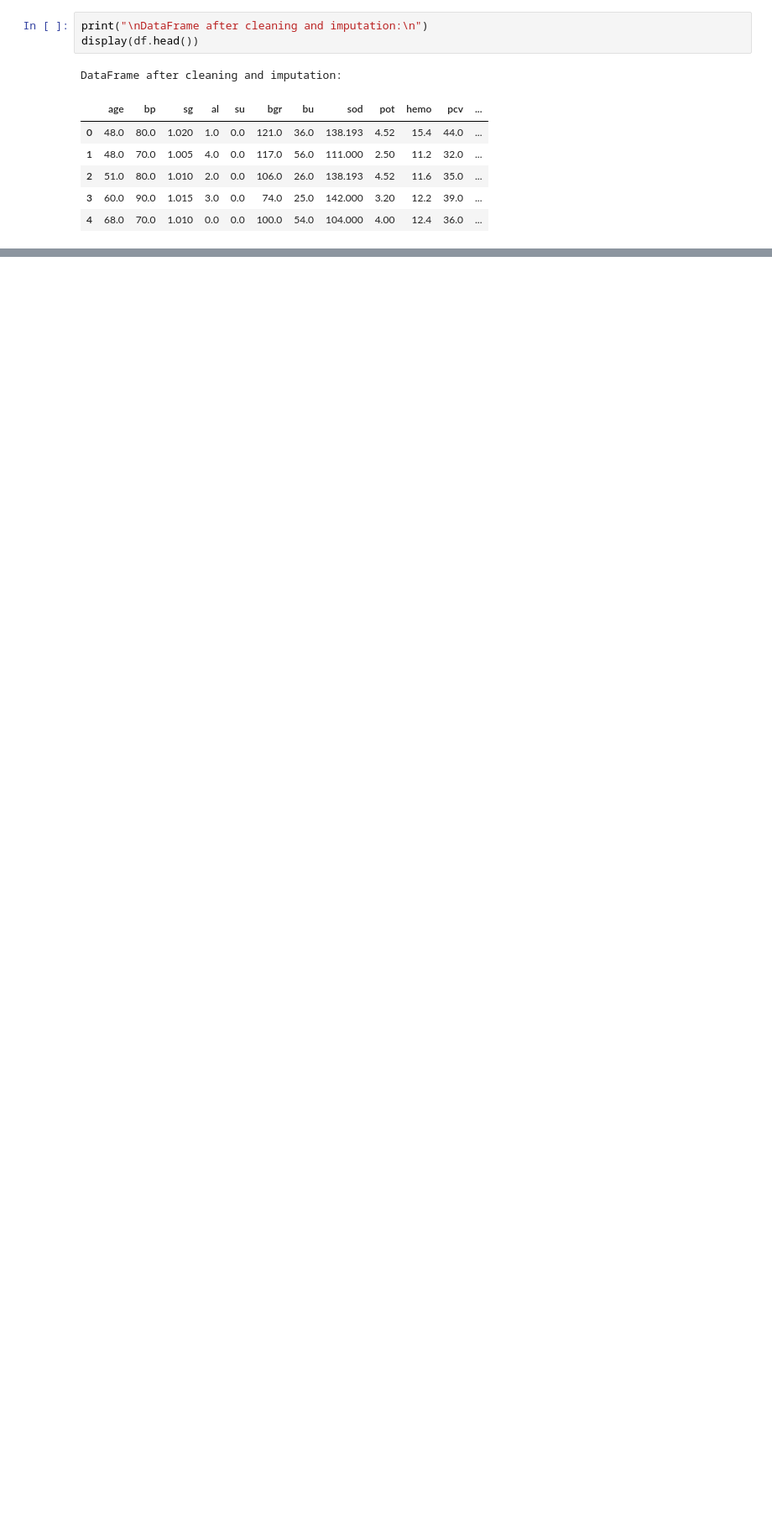
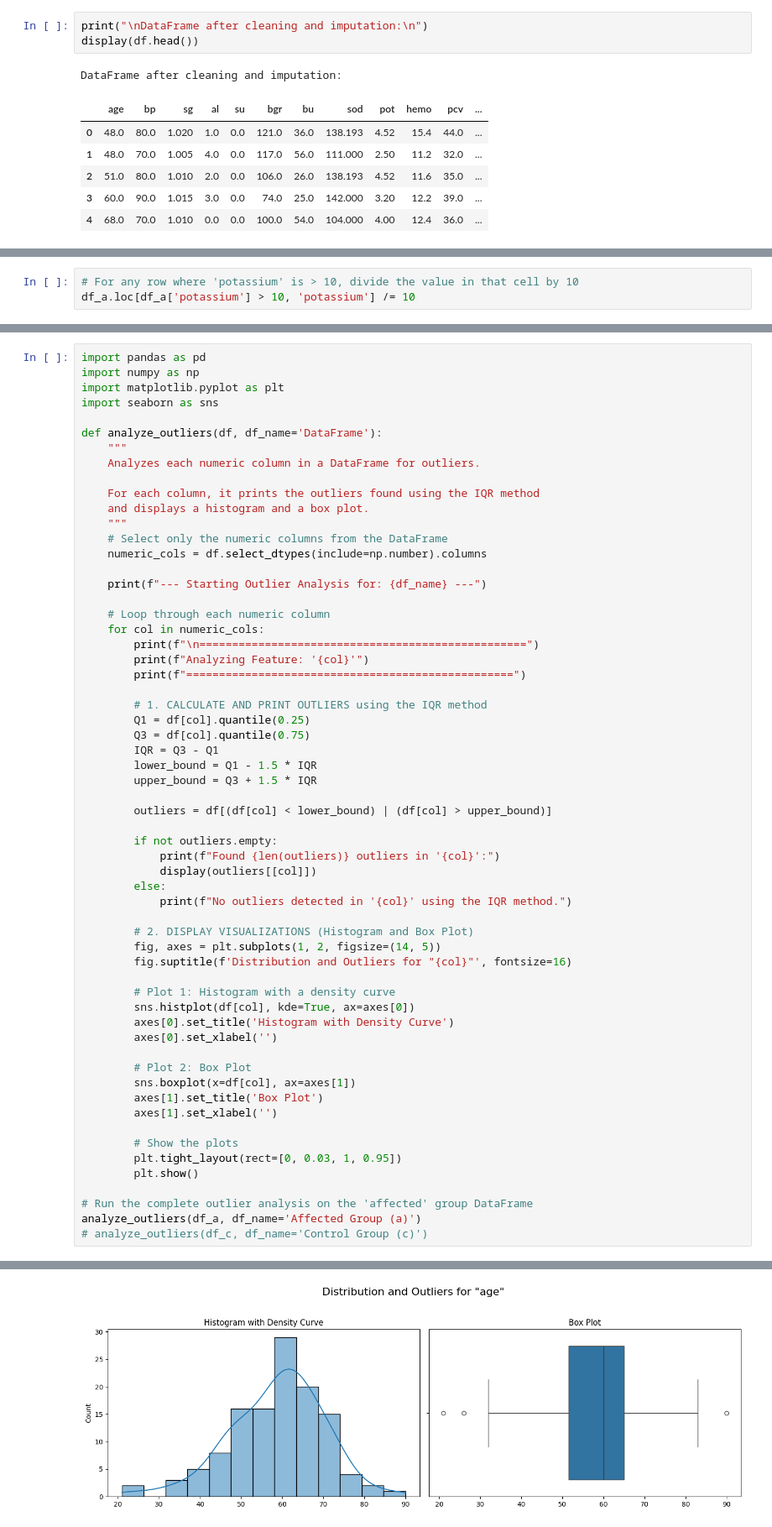
Before and after one commit to Itz-Ezu/DKKO_group6, a Jupyter notebook: preprocessing/data_preprocessing.ipynb, the cells around one changed output, grey strips where cells are left out. Shown at 84% size. Drawn from its saved outputs; the diff is of its cells as text; blank space fills up the shorter version.

```diff
--- a/preprocessing/data_preprocessing.ipynb
+++ b/preprocessing/data_preprocessing.ipynb
@@ -391,0 +273,3 @@ red_blood_cell_count                 -0.059538              1.000000
+# %%
+# For any row where 'potassium' is > 10, divide the value in that cell by 10
+df_a.loc[df_a['potassium'] > 10, 'potassium'] /= 10
@@ -391,0 +387,61 @@ red_blood_cell_count                 -0.059538              1.000000
+# %%
+import pandas as pd
+import numpy as np
+import matplotlib.pyplot as plt
+import seaborn as sns
+
+def analyze_outliers(df, df_name='DataFrame'):
+    """
+    Analyzes each numeric column in a DataFrame for outliers.
+
+    For each column, it prints the outliers found using the IQR method
+    and displays a histogram and a box plot.
+    """
+    # Select only the numeric columns from the DataFrame
+    numeric_cols = df.select_dtypes(include=np.number).columns
+
+    print(f"--- Starting Outlier Analysis for: {df_name} ---")
+
+    # Loop through each numeric column
+    for col in numeric_cols:
+        print(f"\n==================================================")
+        print(f"Analyzing Feature: '{col}'")
+        print(f"==================================================")
+
+        # 1. CALCULATE AND PRINT OUTLIERS using the IQR method
+        Q1 = df[col].quantile(0.25)
+        Q3 = df[col].quantile(0.75)
+        IQR = Q3 - Q1
+        lower_bound = Q1 - 1.5 * IQR
+        upper_bound = Q3 + 1.5 * IQR
+
+        outliers = df[(df[col] < lower_bound) | (df[col] > upper_bound)]
+
+        if not outliers.empty:
+            print(f"Found {len(outliers)} outliers in '{col}':")
+            display(outliers[[col]])
+        else:
+            print(f"No outliers detected in '{col}' using the IQR method.")
+
+        # 2. DISPLAY VISUALIZATIONS (Histogram and Box Plot)
+        fig, axes = plt.subplots(1, 2, figsize=(14, 5))
+        fig.suptitle(f'Distribution and Outliers for "{col}"', fontsize=16)
+
+        # Plot 1: Histogram with a density curve
+        sns.histplot(df[col], kde=True, ax=axes[0])
+        axes[0].set_title('Histogram with Density Curve')
+        axes[0].set_xlabel('')
+
+        # Plot 2: Box Plot
+        sns.boxplot(x=df[col], ax=axes[1])
+        axes[1].set_title('Box Plot')
+        axes[1].set_xlabel('')
+
+        # Show the plots
+        plt.tight_layout(rect=[0, 0.03, 1, 0.95])
+        plt.show()
+
+# Run the complete outlier analysis on the 'affected' group DataFrame
+analyze_outliers(df_a, df_name='Affected Group (a)')
+# analyze_outliers(df_c, df_name='Control Group (c)')
+# %% [output]
@@ -391,0 +458 @@ red_blood_cell_count                 -0.059538              1.000000
+[figure, added]
```
Also changed, not shown: parts of 29 cells of this notebook.
